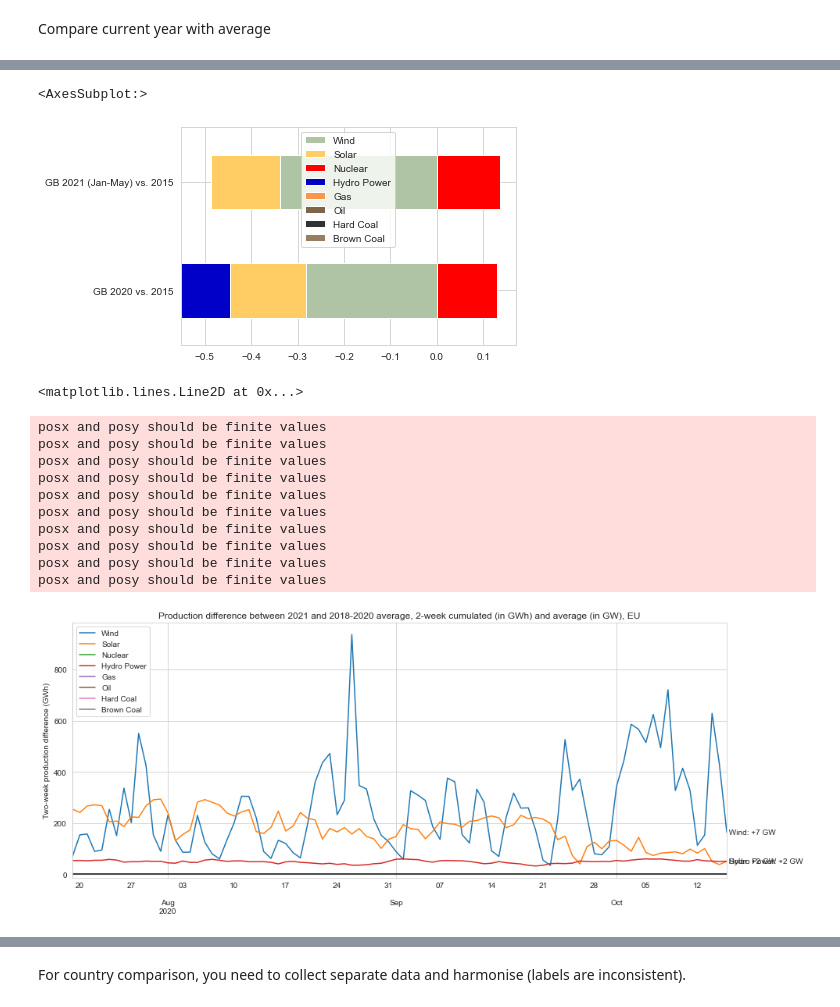
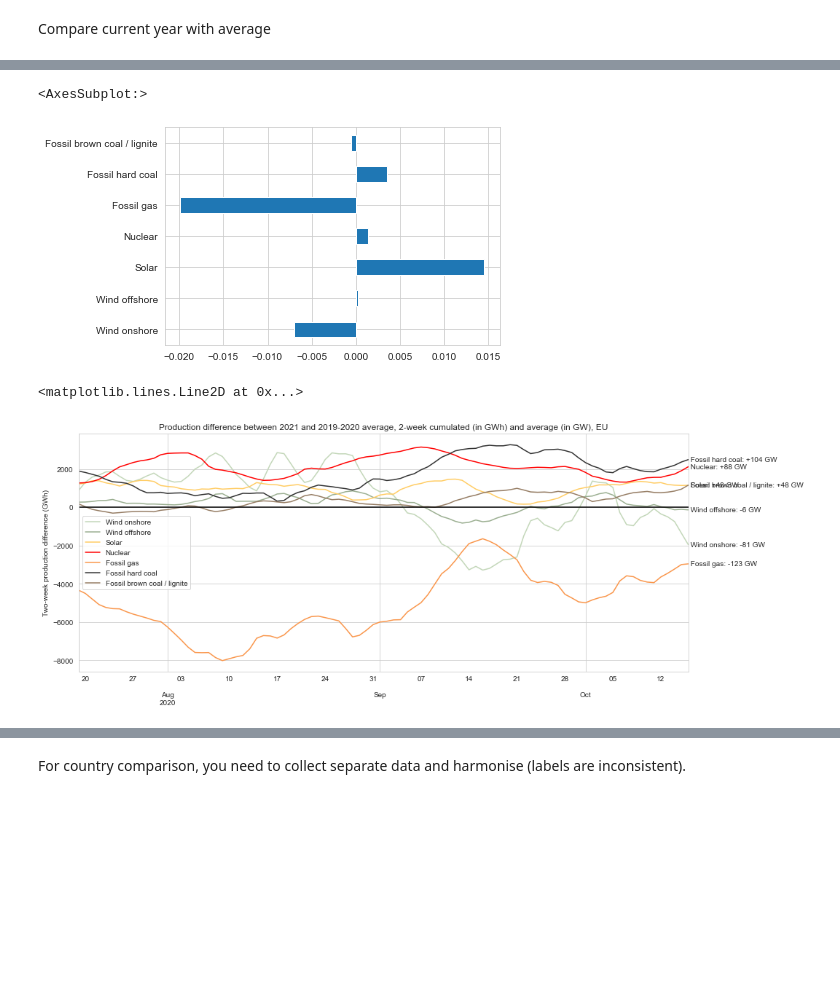
Before and after one commit to thomasgibon/energy-charts-remake, a Jupyter notebook: energy_charts.ipynb, the cells around one changed output, grey strips where cells are left out. Cells and saved outputs as stored; diff of their text form; code cells hidden in the pictures; blank space fills up the shorter version.

```diff
--- a/energy_charts.ipynb
+++ b/energy_charts.ipynb
@@ -98,6 +78,6 @@ prod_df_2019.columns = prod_df_2020.columns
 # %%
-av_1820 = (
-    prod_df_2015.reset_index().drop('index',axis=1)*2 +
-    prod_df_2019.reset_index().drop('index',axis=1)*0 +
-    prod_df_2020.reset_index().drop('index',axis=1)*0
+av_1920 = (
+#     prod_df_2015.reset_index().drop('index',axis=1)*0 +
+    prod_df_2019.reset_index().drop('index',axis=1)*1 + # if you pick Germany, multiply by 1000 for <2019 time series
+    prod_df_2020.reset_index().drop('index',axis=1)*1
     )/2
@@ -104,6 +94,7 @@ av_1820 = (
 # %%
-delta = (prod_df_2020.reset_index().drop('index',axis=1)-av_1820.reset_index().drop('index',axis=1))
-delta.index = prod_df_2020.index
+# Calculate delta (in GWh) and ratio (in %)
+delta = (prod_df_2021.reset_index().drop('index',axis=1)-av_1920.reset_index().drop('index',axis=1))
+delta.index = prod_df_2020.index # best to reindex with 2020 numbers since it's a leap year
 
-ratio = (prod_df_2020.reset_index().drop('index',axis=1)/av_1820.reset_index().drop('index',axis=1) - 1)
+ratio = (prod_df_2021.reset_index().drop('index',axis=1)/av_1920.reset_index().drop('index',axis=1) - 1)
 ratio.index = prod_df_2020.index
@@ -120,16 +137,8 @@ ratio_sum.index = ratio_sum.index.strftime('%B')
 # %%
-techs = ['Wind',
-           'Solar',
-           'Nuclear',
-          'Hydro Power',
-           'Gas',
-           'Oil',
-           'Hard Coal',
-        'Brown Coal']
-
-delta_sum[techs].iloc[:5,:].plot.bar(stacked=True,
-                                        color=colors,
-                                         figsize=(15,5),
-                                        title='Monthly production difference 2021 vs. 2015 mean, in GWh, UK, data ENTSOE')
+# Example for monthly difference and tech subset
+ratio_sum[techs].plot.bar(stacked=True,
+                        color=colors,
+                        figsize=(15,5),
+                        title='Monthly production difference 2021 vs. 2019-2020 mean, relative, EU, data ENTSOE')
 # %% [output]
 <AxesSubplot:title={'center':'Monthly production difference 2021 vs. 2015 mean, in GWh, UK, data ENTSOE'}>
@@ -160,37 +146,32 @@ pd.concat([share_diff_2020[techs],
-# %%
-pd.concat([share_diff_2020[techs],
-           share_diff_2021[techs]],
-          axis=1,
-          keys=['GB 2020 vs. 2015', 'GB 2021 (Jan-May) vs. 2015']).T.plot.barh(stacked=True,color=colors)
-# %% [output]
-<AxesSubplot:>
-[figure, removed]
+# %%
+# Difference in share of annual mix in percentage points ("-0.02" means it decreased from x% to (x-2)%)
+share_diff_2021[techs].plot.barh(stacked=True)
+# %% [output]
+<AxesSubplot:>
+[figure, added]
 # %%
+# Some other tests
 fig, ax = plt.subplots(figsize=(15,6), facecolor='w')
-to_plot = delta.iloc[200:290][techs]
+to_plot = delta[techs].rolling(14).sum().iloc[200:290,:]
 
-to_plot.plot(ax=ax, title='Production difference between 2021 and 2018-2020 average, 2-week cumulated (in GWh) and average (in GW), EU')
+to_plot.plot(ax=ax,
+             title='Production difference between 2021 and 2019-2020 average, 2-week cumulated (in GWh) and average (in GW), EU',
+            color=colors)
 
 for c in to_plot:
     plt.text(to_plot.index[-1],
              to_plot[c][-1],
              f' {c}: {to_plot[c][-1]/(rolling*24):+.0f} GW',
             ha='left', va='center')
+
 ax.set_ylabel('Two-week production difference (GWh)')
+
 plt.axhline(1,color='k')
+
+# TODO: change the year from 2020 to 2021
 # %% [output]
 <matplotlib.lines.Line2D at 0x...>
-posx and posy should be finite values
-posx and posy should be finite values
-posx and posy should be finite values
-posx and posy should be finite values
-posx and posy should be finite values
-posx and posy should be finite values
-posx and posy should be finite values
-posx and posy should be finite values
-posx and posy should be finite values
-posx and posy should be finite values
-[figure, old version]
+[figure, new version]
 # %%
 fig, ax = plt.subplots(figsize=(15,6), facecolor='w')
 ratio.index = prod_df_2020.index
```
Also changed, not shown: parts of 39 cells of this notebook.
